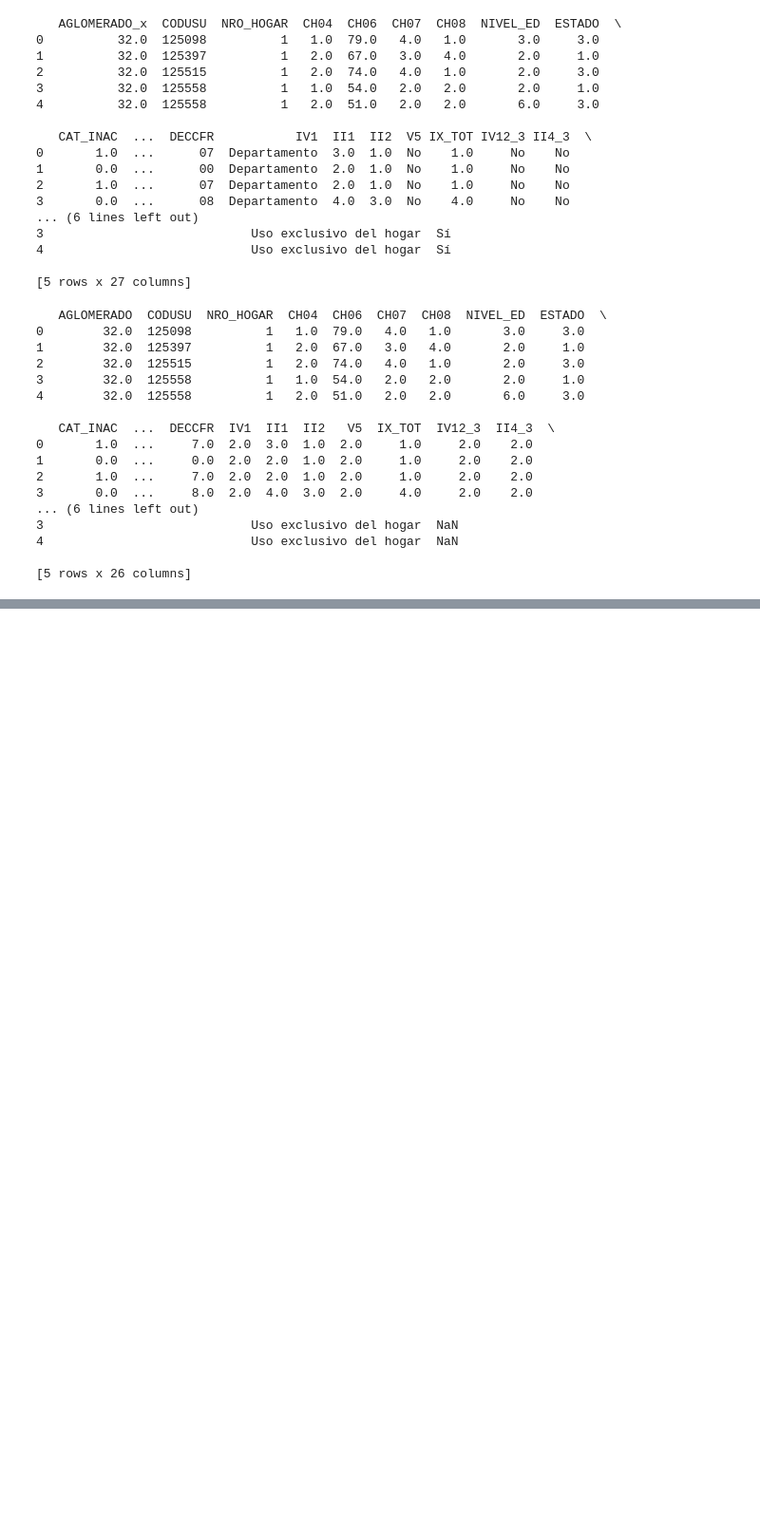
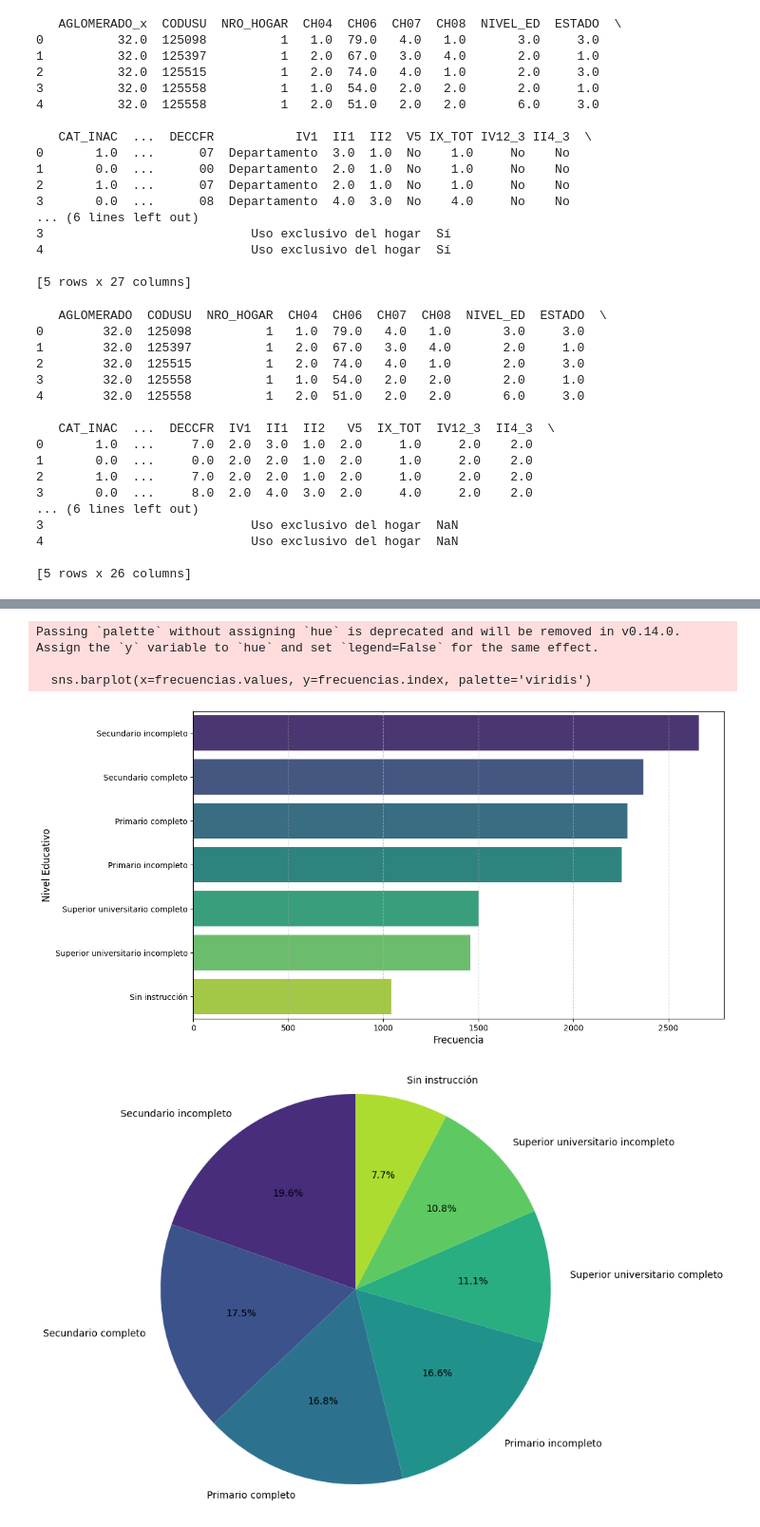
Before and after one commit to renzo290/Big-Data-UBA-Grupo-2, a Jupyter notebook: TP4/TP4_UBA.ipynb, the cells around one changed output, grey strips where cells are left out. Shown at 95% size. Saved outputs shown, nothing was run; the diff lists cells and outputs as text; code cells hidden in the pictures; blank space fills up the shorter version.

```diff
--- a/TP4/TP4_UBA.ipynb
+++ b/TP4/TP4_UBA.ipynb
@@ -375,0 +382,50 @@ Name: proportion, dtype: float64
+# %%
+##VARIABLE NIVEL EDUCATIVO NIVEL_ED
+
+import matplotlib.pyplot as plt
+import seaborn as sns
+
+# Mapear las categorías con sus descripciones
+niveles = {
+    1: "Primario incompleto",
+    2: "Primario completo",
+    3: "Secundario incompleto",
+    4: "Secundario completo",
+    5: "Superior universitario incompleto",
+    6: "Superior universitario completo",
+    7: "Sin instrucción",
+    9: "Ns/Nr"
+}
+
+# Crear una columna con las etiquetas descriptivas
+df_final['NIVEL_ED_LABEL'] = df_final['NIVEL_ED'].map(niveles)
+
+# Frecuencia y proporción de cada categoría
+frecuencias = df_final['NIVEL_ED_LABEL'].value_counts()
+proporciones = df_final['NIVEL_ED_LABEL'].value_counts(normalize=True) * 100
+
+# Gráfico de barras para frecuencias
+plt.figure(figsize=(12, 7))
+sns.barplot(x=frecuencias.values, y=frecuencias.index, palette='viridis')
+plt.xlabel('Frecuencia', fontsize=12)
+plt.ylabel('Nivel Educativo', fontsize=12)
+plt.grid(axis='x', linestyle='--', alpha=0.7)
+plt.show()
+
+# Gráfico de torta para proporciones
+plt.figure(figsize=(10, 8))
+plt.pie(proporciones, labels=proporciones.index, autopct='%1.1f%%', startangle=90, colors=sns.color_palette('viridis', len(proporciones)))
+plt.axis('equal')  # Asegurar que sea circular
+plt.show()
+
+# Impresión de las estadísticas
+print("Frecuencia de cada categoría:")
+print(frecuencias)
+print("\nProporción de cada categoría (en %):")
+print(proporciones)
+# %% [output]
+Passing `palette` without assigning `hue` is deprecated and will be removed in v0.14.0. Assign the `y` variable to `hue` and set `legend=False` for the same effect.
+
+  sns.barplot(x=frecuencias.values, y=frecuencias.index, palette='viridis')
+[figure, added]
+[figure, added]
```
Also changed, not shown: parts of 6 cells of this notebook.
